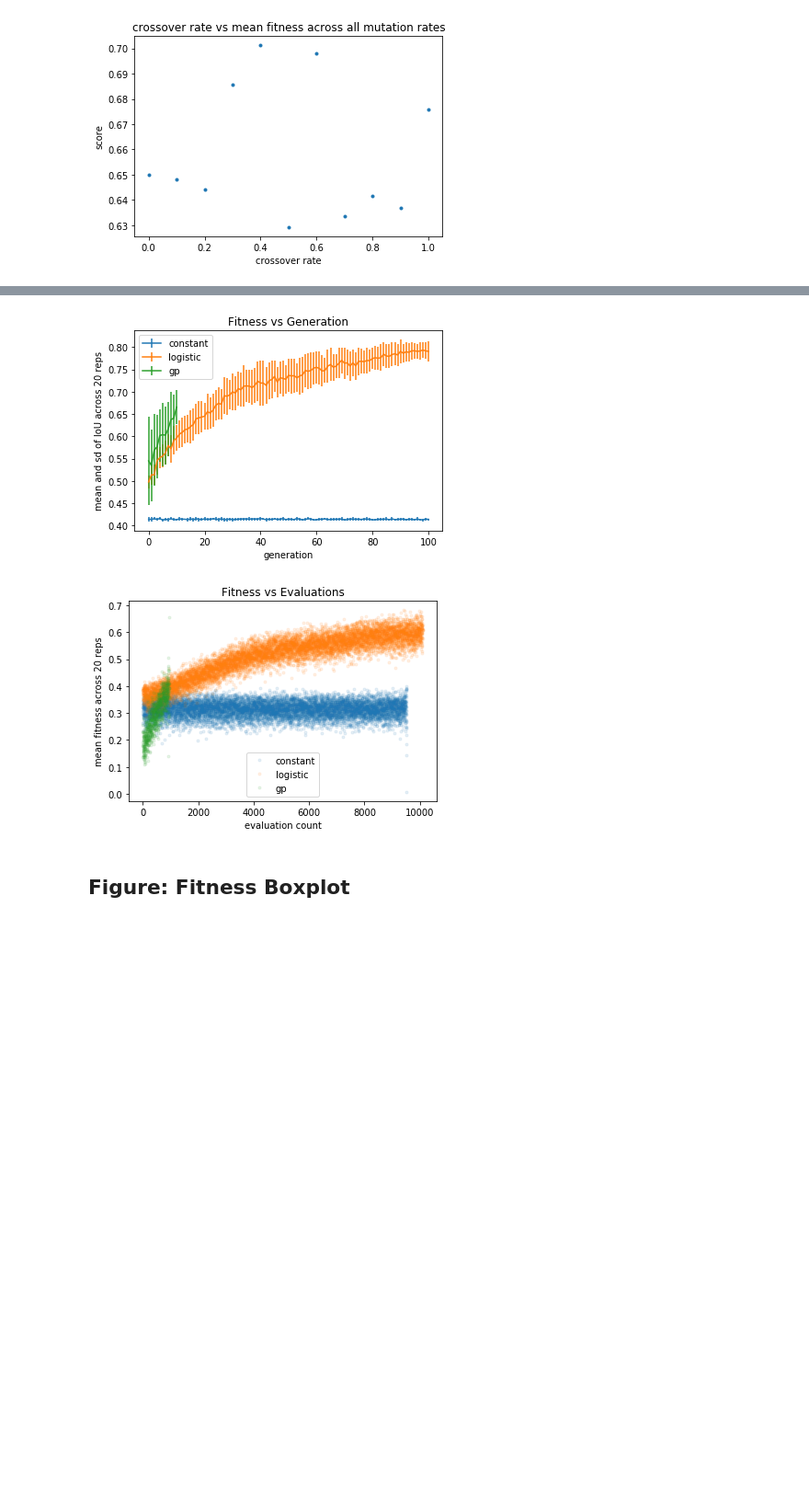
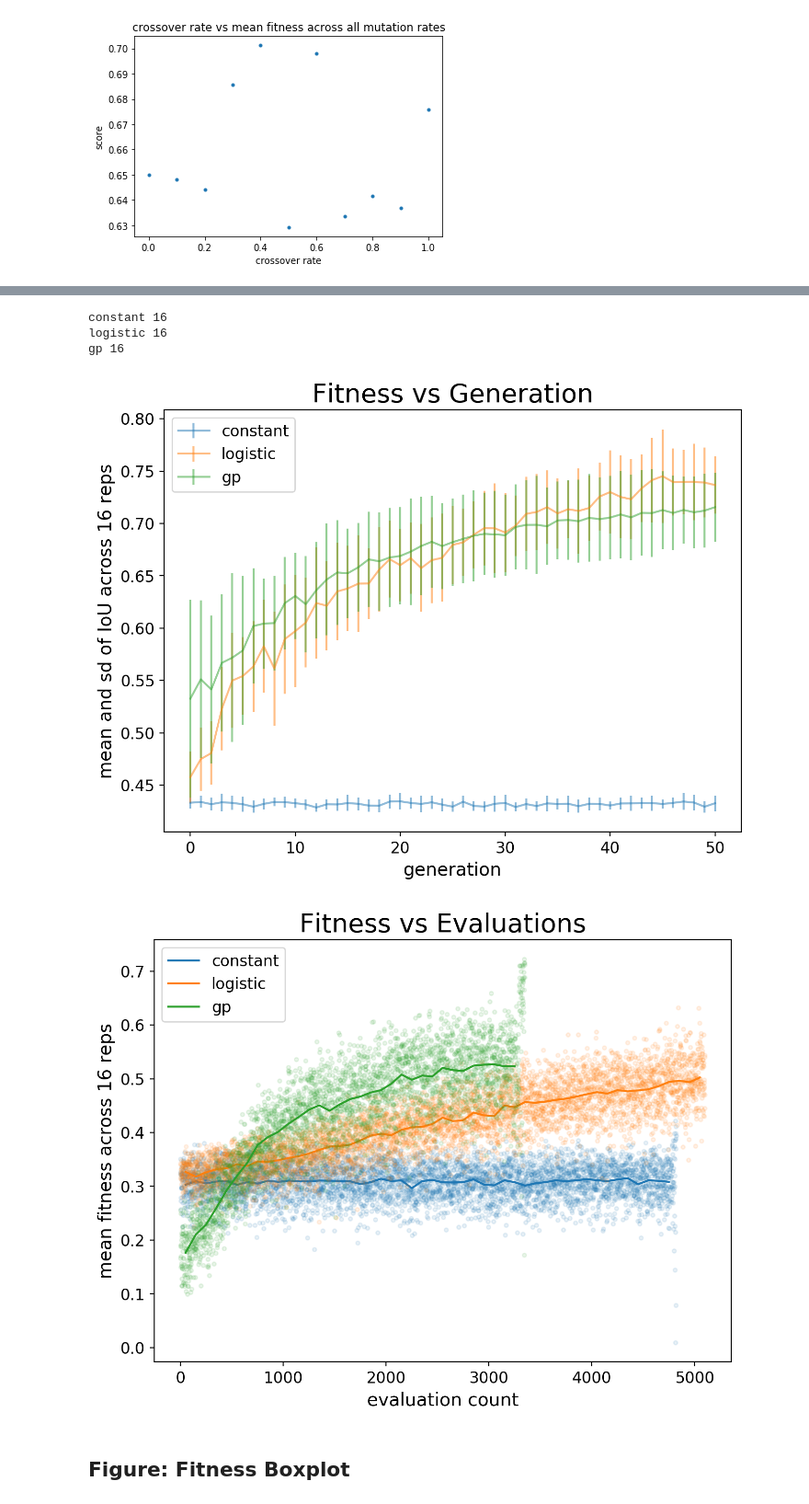
Before and after one commit to maxfieldEland/EC_2019_FinalProject, a Jupyter notebook: figures_notebook.ipynb, the cells around one changed output, grey strips where cells are left out. Shown at 92% size. Saved outputs shown, nothing was run; the diff lists cells and outputs as text; code cells hidden in the pictures; blank space fills up the shorter version.

Commit message:
cleaning up figures. Save paper figures.

```diff
--- a/figures_notebook.ipynb
+++ b/figures_notebook.ipynb
@@ -234,10 +181,10 @@ def load_exp_results(dn='real_results/dataset1_exp1', model_type='constant'):
 
     return list(sorted(rs, key=lambda r: r['i_rep']))
 # %%
-lrs = load_exp_results(dn='real_results/dataset1_exp1', model_type='logistic')
-crs = load_exp_results(dn='real_results/dataset1_exp1', model_type='constant')
-blrs = load_exp_results(dn='real_results/dataset1_exp1', model_type='balanced_logits')
-gprs = load_exp_results(dn='real_results/dataset1_testrun', model_type='gp')
+lrs = load_exp_results(dn='real_results/dataset_exp1', model_type='logistic')
+crs = load_exp_results(dn='real_results/dataset_exp1', model_type='constant')
+blrs = load_exp_results(dn='real_results/dataset_exp1', model_type='balanced_logits')
+gprs = load_exp_results(dn='real_results/dataset_exp1', model_type='gp')
 # %%
 
 def rs_to_gen_max_fits(rs):
@@ -367,9 +352,12 @@ def plot_figure_fit_vs_eval(model_rss, model_types):
 # %%
-plot_figure_fit_vs_gen([crs, lrs, gprs], ('constant', 'logistic', 'gp'))
-plot_figure_fit_vs_eval([crs, lrs, gprs], ('constant', 'logistic', 'gp'))
+plot_figure_fit_vs_gen([crs, lrs, gprs], ('constant', 'logistic', 'gp'), path='figures/fig_exp1_fit_vs_gen.png')
+plot_figure_fit_vs_eval([crs, lrs, gprs], ('constant', 'logistic', 'gp'), path='figures/fig_exp1_fit_vs_eval.png')
 # %% [output]
+constant 16
+logistic 16
+gp 16
-[figure, old version]
+[figure, new version]
-[figure, old version]
+[figure, new version]
 # %% [markdown]
 ## Figure: Fitness Boxplot
 # %%
```
Also changed, not shown: parts of 12 cells of this notebook.
